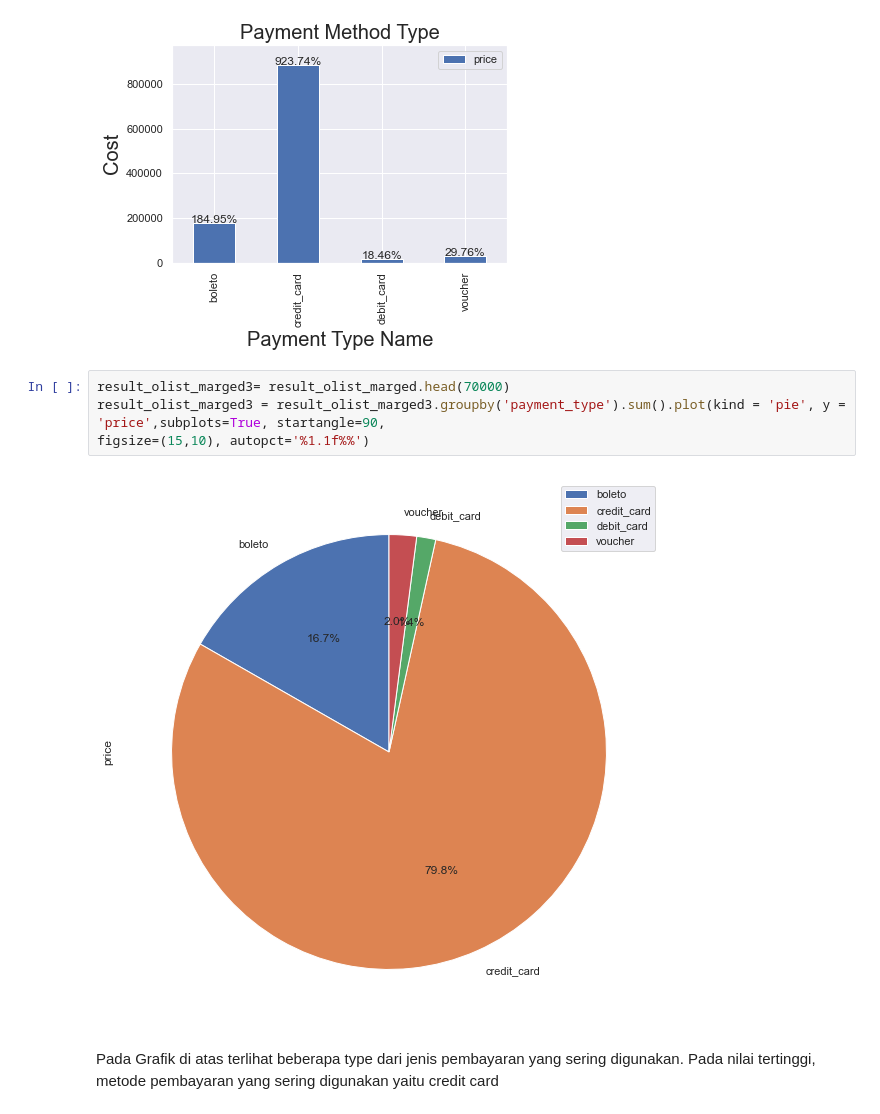
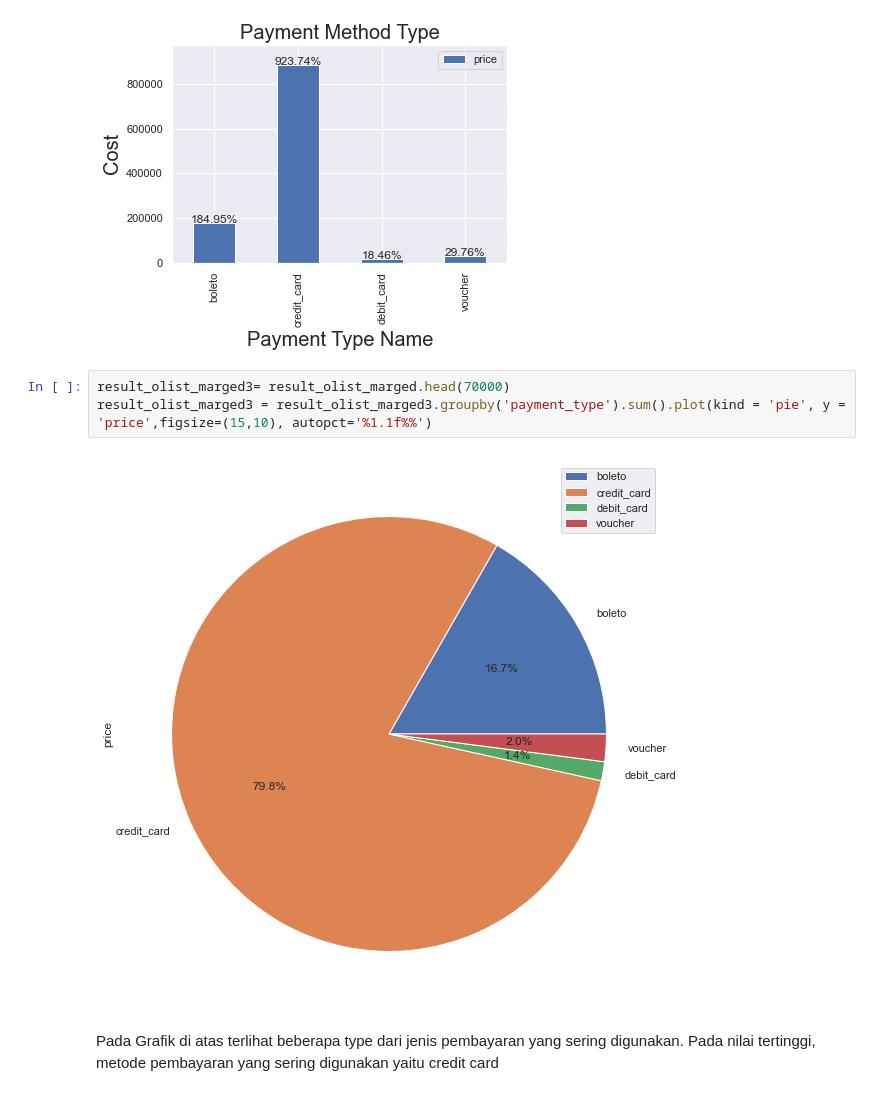
Before and after one commit to Arif-Widagdo/Data-Analysis-on-the-Brazilian-E-Commerce-Public-Dataset-by-Olist, a Jupyter notebook: code/Tugas01_04.ipynb, the cells around one changed output. Cells and saved outputs as stored; diff of their text form.

Commit message:
Proses Revisi Visualisasi

```diff
--- a/code/Tugas01_04.ipynb
+++ b/code/Tugas01_04.ipynb
@@ -572,10 +587,9 @@ plt.show()
 [figure]
 # %%
 result_olist_marged3= result_olist_marged.head(70000)
-result_olist_marged3 = result_olist_marged3.groupby('payment_type').sum().plot(kind = 'pie', y = 'price',subplots=True, startangle=90,
-figsize=(15,10), autopct='%1.1f%%')
+result_olist_marged3 = result_olist_marged3.groupby('payment_type').sum().plot(kind = 'pie', y = 'price',figsize=(15,10), autopct='%1.1f%%')
 # %% [output]
-[figure, old version]
+[figure, new version]
 # %% [markdown]
 Pada Grafik di atas terlihat beberapa type dari jenis pembayaran yang sering digunakan. Pada nilai tertinggi, metode pembayaran yang sering digunakan yaitu credit card
 # %% [markdown]
```
Also changed, not shown: parts of 12 cells of this notebook.
